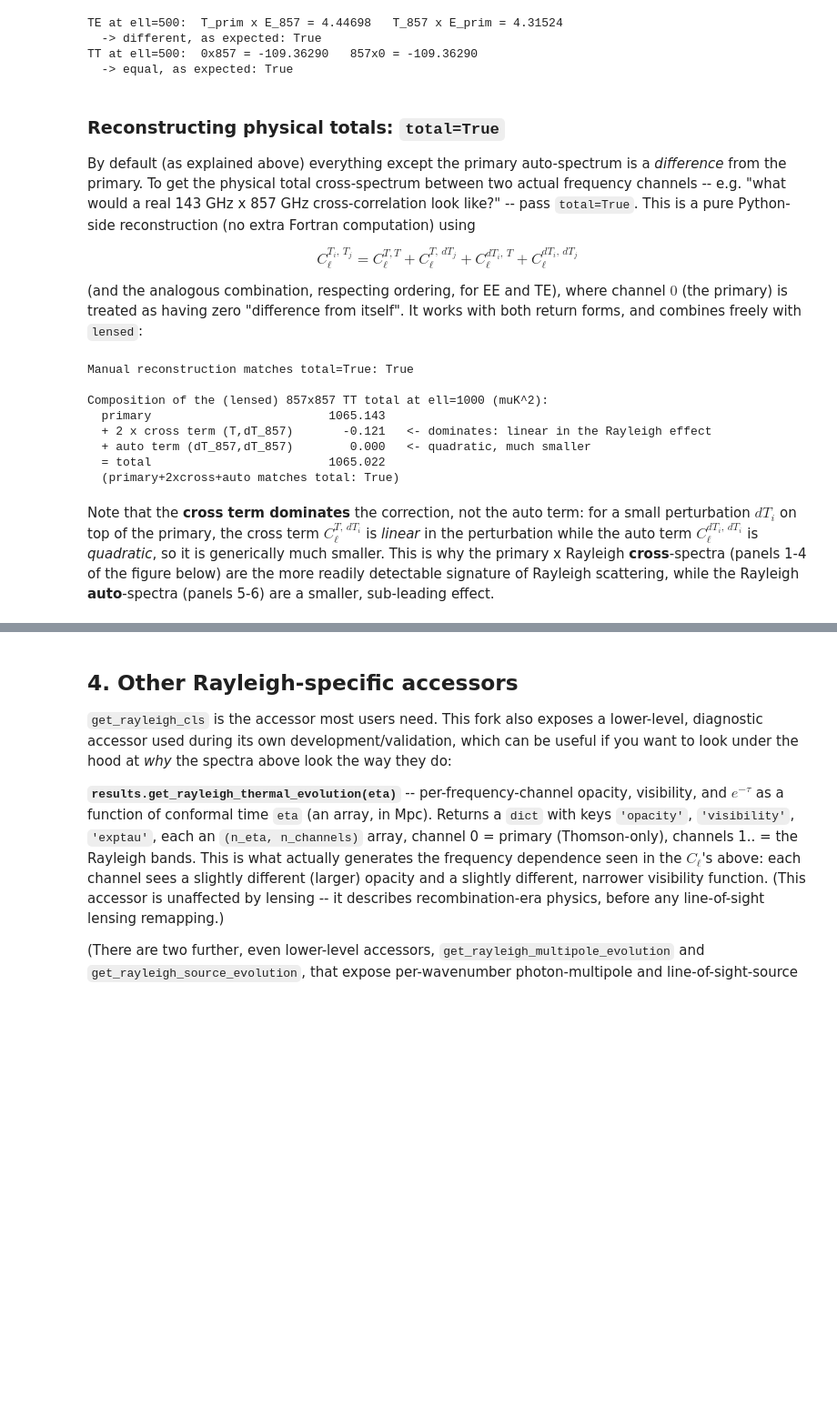
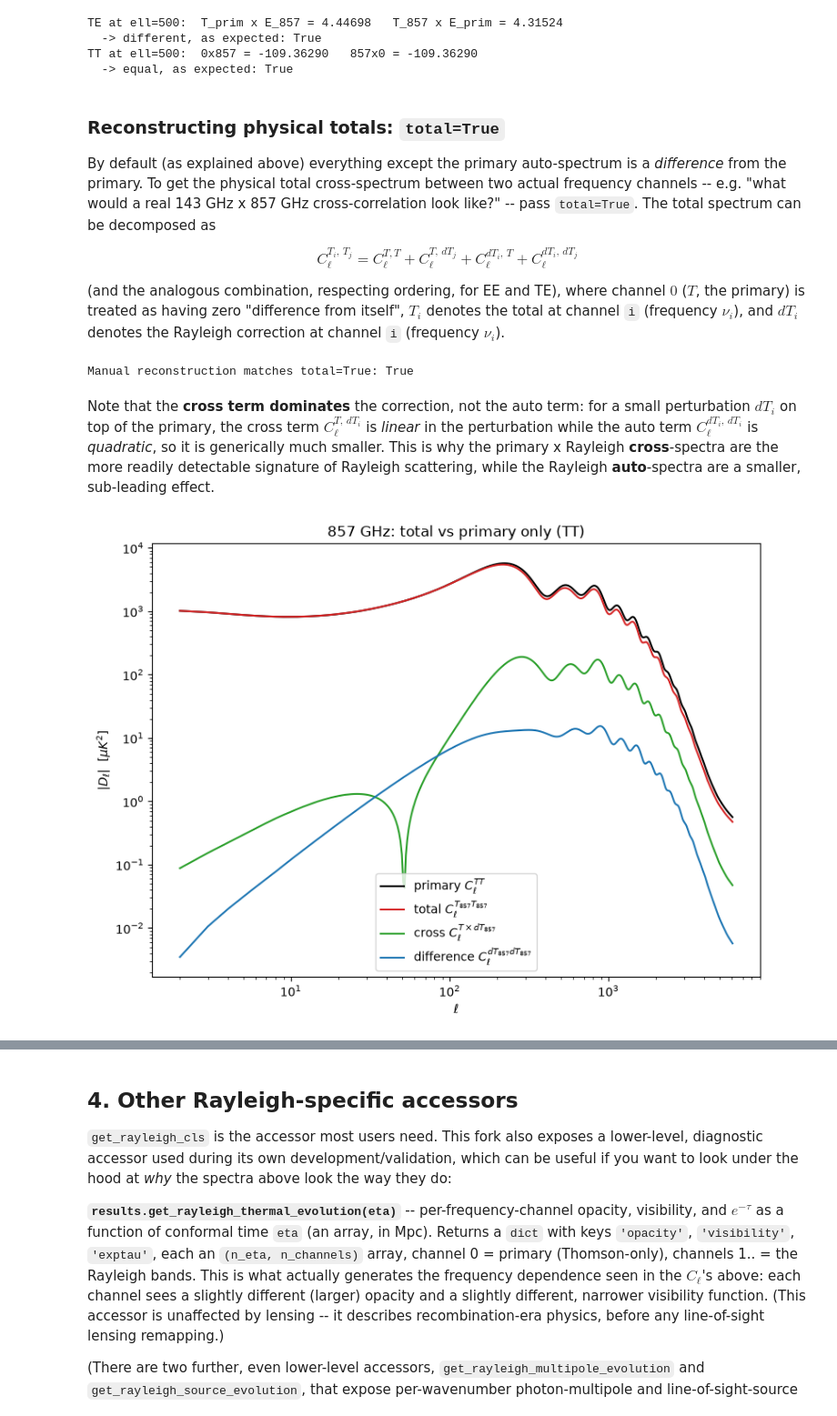
Before and after one commit to Kwanit/CAMB-Rayleigh, a Jupyter notebook: Tutorial.ipynb, the cells around one changed output, grey strips where cells are left out. Shown at 91% size. Drawn from its saved outputs; the diff is of its cells as text; code cells hidden in the pictures; blank space fills up the shorter version.

```diff
--- a/Tutorial.ipynb
+++ b/Tutorial.ipynb
@@ -286,14 +222,14 @@ TT at ell=500:  0x857 = -109.36290   857x0 = -109.36290
 By default (as explained above) everything except the primary auto-spectrum is a
 *difference* from the primary. To get the physical total cross-spectrum between two actual
 frequency channels -- e.g. "what would a real 143 GHz x 857 GHz cross-correlation look
-like?" -- pass `total=True`. This is a pure Python-side reconstruction (no extra Fortran
-computation) using
+like?" -- pass `total=True`. The total spectrum can be decomposed as
 
 $$C_\ell^{T_i,\,T_j} = C_\ell^{T,T} + C_\ell^{T,\,dT_j} + C_\ell^{dT_i,\,T} + C_\ell^{dT_i,\,dT_j}$$
 
 (and the analogous combination, respecting ordering, for EE and TE), where channel $0$
-(the primary) is treated as having zero "difference from itself". It works with both
-return forms, and combines freely with `lensed`:
+($T$, the primary) is treated as having zero "difference from itself", $T_i$ denotes the
+total at channel `i` (frequency $\nu_i$), and $d T_i$ denotes the Rayleigh correction
+at channel `i` (frequency $\nu_i$).
 # %%
 cls_total = results.get_rayleigh_cls(
     lmax=lmax_lensed_trustworthy, CMB_unit="muK", raw_cl=False, as_dict=False, total=True, lensed=True
@@ -307,32 +243,30 @@ cls_total_dict = results.get_rayleigh_cls(
 i, j = freqs.index(143) + 1, freqs.index(857) + 1
 manual_TT = cls[0, 0, :, 0] + cls[0, j, :, 0] + cls[i, 0, :, 0] + cls[i, j, :, 0]
 print("Manual reconstruction matches total=True:", np.allclose(manual_TT, cls_total[i, j, :, 0]))
-
-# composition of the total at one (ell, band): primary + 2x cross-term + auto-difference
-ell_show = 1000
-prim_tt = cls[0, 0, ell_show, 0]
-cross_tt = cls[0, i, ell_show, 0]  # C_l^{T, dT_857} -- LEADING-order Rayleigh signal (linear in the small effect)
-auto_tt = cls[i, i, ell_show, 0]  # C_l^{dT_857, dT_857} -- sub-leading (quadratic in the small effect)
-total_tt = cls_total[i, i, ell_show, 0]
-print(f"\nComposition of the (lensed) 857x857 TT total at ell={ell_show} (muK^2):")
-print(f"  primary                       {prim_tt:10.3f}")
-print(f"  + 2 x cross term (T,dT_857)   {2 * cross_tt:10.3f}   <- dominates: linear in the Rayleigh effect")
-print(f"  + auto term (dT_857,dT_857)   {auto_tt:10.3f}   <- quadratic, much smaller")
-print(f"  = total                       {total_tt:10.3f}")
-print(f"  (primary+2xcross+auto matches total: {np.isclose(prim_tt + 2 * cross_tt + auto_tt, total_tt)})")
 # %% [output]
 Manual reconstruction matches total=True: True
-
-Composition of the (lensed) 857x857 TT total at ell=1000 (muK^2):
-  primary                         1065.143
-  + 2 x cross term (T,dT_857)       -0.121   <- dominates: linear in the Rayleigh effect
-  + auto term (dT_857,dT_857)        0.000   <- quadratic, much smaller
-  = total                         1065.022
-  (primary+2xcross+auto matches total: True)
 # %% [markdown]
 Note that the **cross term dominates** the correction, not the auto term: for a small
 perturbation $dT_i$ on top of the primary, the cross term $C_\ell^{T,\,dT_i}$ is *linear*
 in the perturbation while the auto term $C_\ell^{dT_i,\,dT_i}$ is *quadratic*, so it is
-generically much smaller. This is why the primary x Rayleigh **cross**-spectra (panels 1-4
-of the figure below) are the more readily detectable signature of Rayleigh scattering, while
-the Rayleigh **auto**-spectra (panels 5-6) are a smaller, sub-leading effect.
+generically much smaller. This is why the primary x Rayleigh **cross**-spectra are the
+more readily detectable signature of Rayleigh scattering, while
+the Rayleigh **auto**-spectra are a smaller, sub-leading effect.
+# %%
+i857 = freqs.index(857) + 1
+
+fig, ax = plt.subplots(figsize=(8, 6))
+ax.plot(ell[2:], np.abs(cls[0, 0, 2:, 0]), color="k", label=r"primary $C_\ell^{TT}$")
+ax.plot(ell[2:], np.abs(cls_total[i857, i857, 2:, 0]), color="C3", label=r"total $C_\ell^{T_{857}T_{857}}$")
+ax.plot(ell[2:], np.abs(cls[0, i857, 2:, 0]), color="C2", label=r"cross $C_\ell^{T \times dT_{857}}$")
+ax.plot(ell[2:], np.abs(cls[i857, i857, 2:, 0]), color="C0", label=r"difference $C_\ell^{dT_{857}dT_{857}}$")
+ax.set_xscale("log")
+ax.set_yscale("log")
+ax.set_xlabel(r"$\ell$")
+ax.set_ylabel(r"$|D_\ell|$  [$\mu K^2$]")
+ax.set_title("857 GHz: total vs primary only (TT)")
+ax.legend()
+fig.tight_layout()
+plt.show()
+# %% [output]
+[figure, added]
```
Also changed, not shown: parts of 17 cells of this notebook.
